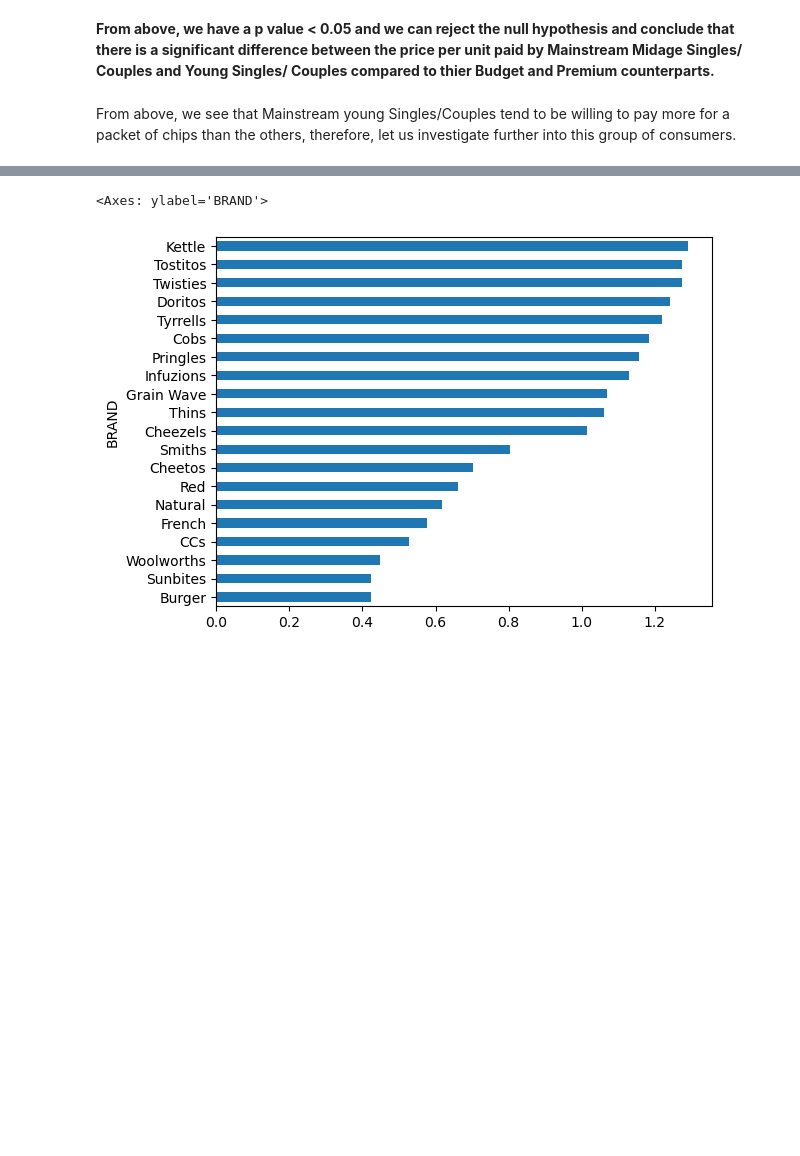
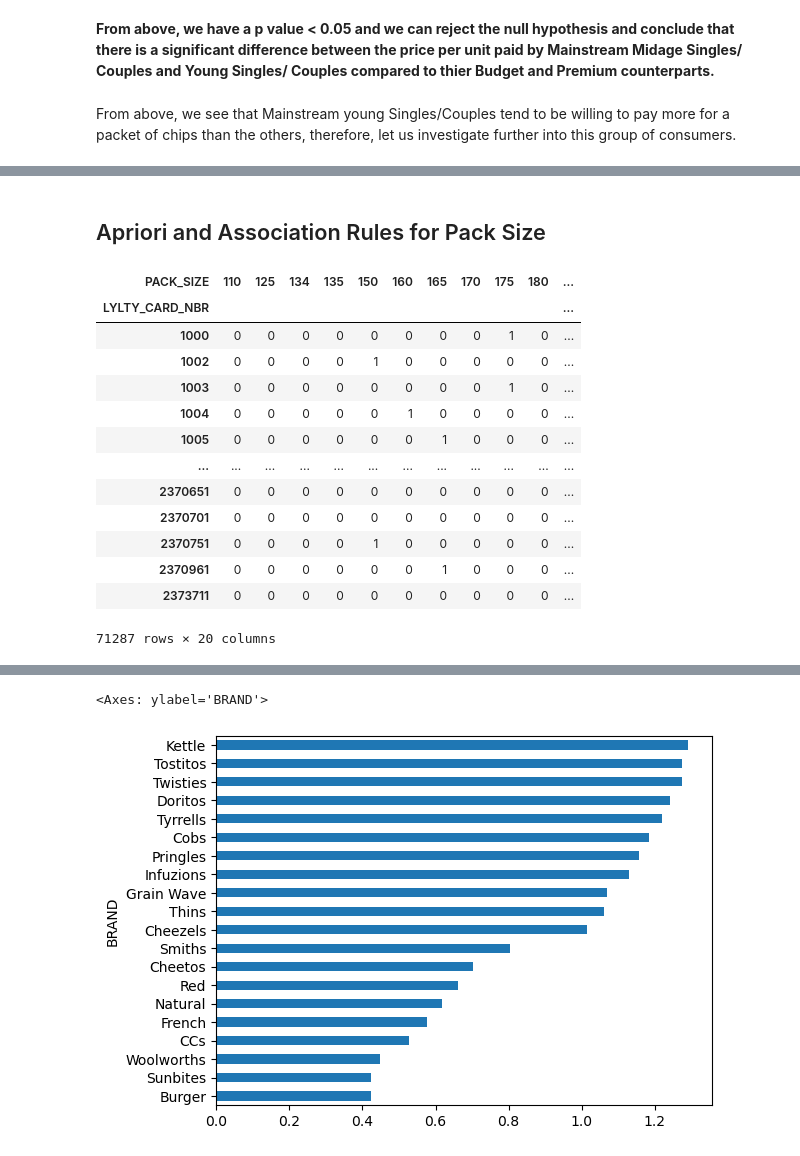
Before and after one commit to Swintabel/Quantium_V_Internship, a Jupyter notebook: quantium-vitual-internship.ipynb, the cells around one changed output, grey strips where cells are left out. Saved outputs shown, nothing was run; the diff lists cells and outputs as text; code cells hidden in the pictures; blank space fills up the shorter version.

```diff
--- a/quantium-vitual-internship.ipynb
+++ b/quantium-vitual-internship.ipynb
@@ -465,0 +534,29 @@ from mlxtend.frequent_patterns import association_rules
+# %% [markdown]
+## Apriori and Association Rules for Pack Size
+# %%
+basket_pack_size= (df.groupby(['LYLTY_CARD_NBR', 'PACK_SIZE'])['PROD_QTY']
+                     .sum().unstack().reset_index().fillna(0).set_index('LYLTY_CARD_NBR'))
+
+def encode_units(x):
+    if x <= 0:
+        return 0
+    if x >= 1:
+        return 1
+
+basket_pack_size = basket_pack_size.applymap(encode_units)
+basket_pack_size
+# %% [output]
+| PACK_SIZE | 110 | 125 | 134 | 135 | 150 | 160 | 165 | 170 | 175 | 180 | ... |
+| LYLTY_CARD_NBR |  |  |  |  |  |  |  |  |  |  | ... |
+| 1000 | 0 | 0 | 0 | 0 | 0 | 0 | 0 | 0 | 1 | 0 | ... |
+| 1002 | 0 | 0 | 0 | 0 | 1 | 0 | 0 | 0 | 0 | 0 | ... |
+| 1003 | 0 | 0 | 0 | 0 | 0 | 0 | 0 | 0 | 1 | 0 | ... |
+| 1004 | 0 | 0 | 0 | 0 | 0 | 1 | 0 | 0 | 0 | 0 | ... |
+| 1005 | 0 | 0 | 0 | 0 | 0 | 0 | 1 | 0 | 0 | 0 | ... |
+| ... | ... | ... | ... | ... | ... | ... | ... | ... | ... | ... | ... |
+| 2370651 | 0 | 0 | 0 | 0 | 0 | 0 | 0 | 0 | 0 | 0 | ... |
+| 2370701 | 0 | 0 | 0 | 0 | 0 | 0 | 0 | 0 | 0 | 0 | ... |
+| 2370751 | 0 | 0 | 0 | 0 | 1 | 0 | 0 | 0 | 0 | 0 | ... |
+| 2370961 | 0 | 0 | 0 | 0 | 0 | 0 | 1 | 0 | 0 | 0 | ... |
+| 2373711 | 0 | 0 | 0 | 0 | 0 | 0 | 0 | 0 | 0 | 0 | ... |
+71287 rows × 20 columns
```
Also changed, not shown: parts of 27 cells of this notebook.
